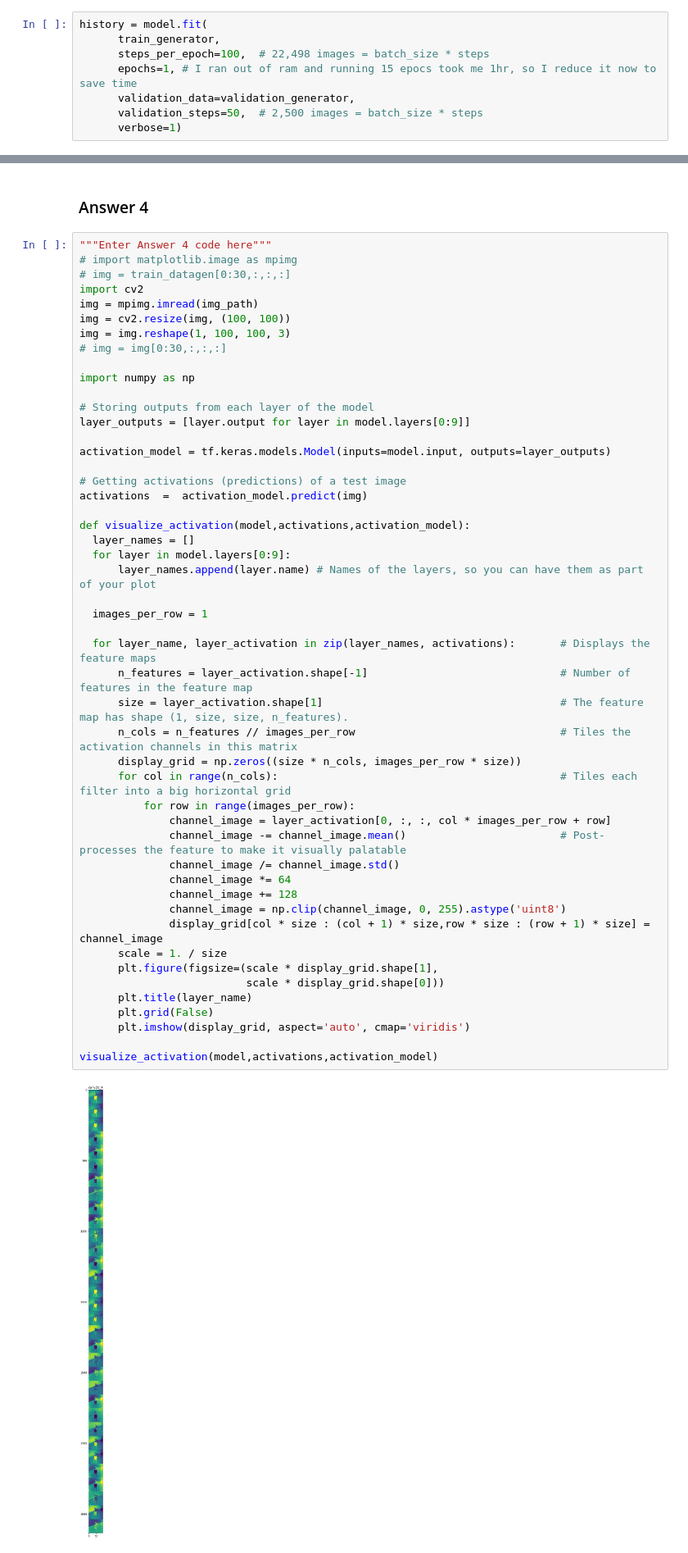
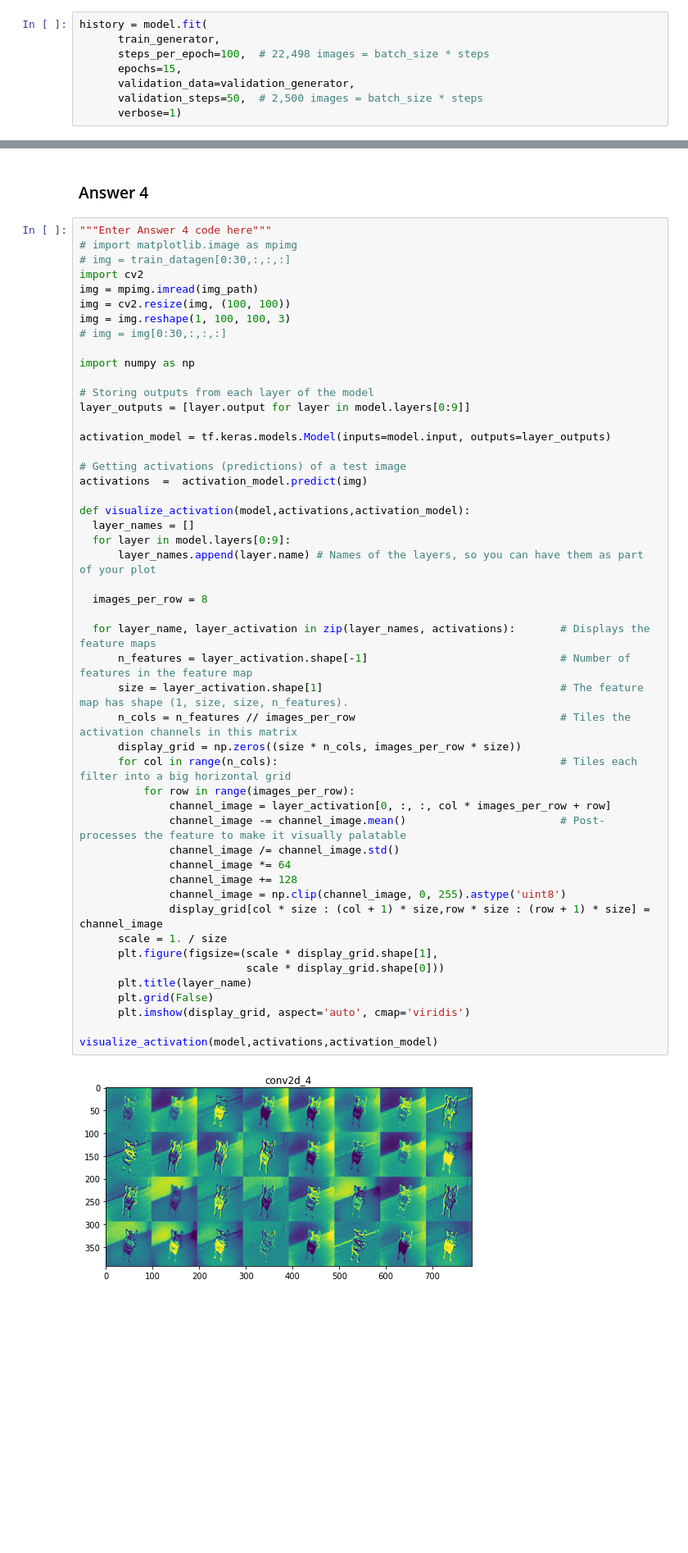
Before and after one commit to JasonLiu2024/FutureMakers2022, a Jupyter notebook: Day_12_Image_Classification_SV.ipynb, the cells around one changed output, grey strips where cells are left out. Shown at 82% size. Saved outputs shown, nothing was run; the diff lists cells and outputs as text; blank space fills up the shorter version.

```diff
--- a/Day_12_Image_Classification_SV.ipynb
+++ b/Day_12_Image_Classification_SV.ipynb
@@ -322,7 +322,7 @@ Let's train on all 22,498 images available, for 15 epochs; and validate on all 2
 history = model.fit(
       train_generator,
       steps_per_epoch=100,  # 22,498 images = batch_size * steps
-      epochs=1, # I ran out of ram and running 15 epocs took me 1hr, so I reduce it now to save time
+      epochs=15,
       validation_data=validation_generator,
       validation_steps=50,  # 2,500 images = batch_size * steps
       verbose=1)
@@ -367,32 +376,32 @@ activations  =  activation_model.predict(img)
 
 def visualize_activation(model,activations,activation_model):
   layer_names = []
   for layer in model.layers[0:9]:
       layer_names.append(layer.name) # Names of the layers, so you can have them as part of your plot
 
-  images_per_row = 1
+  images_per_row = 8
 
   for layer_name, layer_activation in zip(layer_names, activations):       # Displays the feature maps
       n_features = layer_activation.shape[-1]                              # Number of features in the feature map
       size = layer_activation.shape[1]                                     # The feature map has shape (1, size, size, n_features).
       n_cols = n_features // images_per_row                                # Tiles the activation channels in this matrix
       display_grid = np.zeros((size * n_cols, images_per_row * size))
       for col in range(n_cols):                                            # Tiles each filter into a big horizontal grid
           for row in range(images_per_row):
               channel_image = layer_activation[0, :, :, col * images_per_row + row]
               channel_image -= channel_image.mean()                        # Post-processes the feature to make it visually palatable
               channel_image /= channel_image.std()
               channel_image *= 64
               channel_image += 128
               channel_image = np.clip(channel_image, 0, 255).astype('uint8')
               display_grid[col * size : (col + 1) * size,row * size : (row + 1) * size] = channel_image
       scale = 1. / size
       plt.figure(figsize=(scale * display_grid.shape[1],
                           scale * display_grid.shape[0]))
       plt.title(layer_name)
       plt.grid(False)
       plt.imshow(display_grid, aspect='auto', cmap='viridis')
 
 visualize_activation(model,activations,activation_model)
 # %% [output]
-[figure, old version]
+[figure, new version]
```
Also changed, not shown: parts of 3 cells of this notebook.
